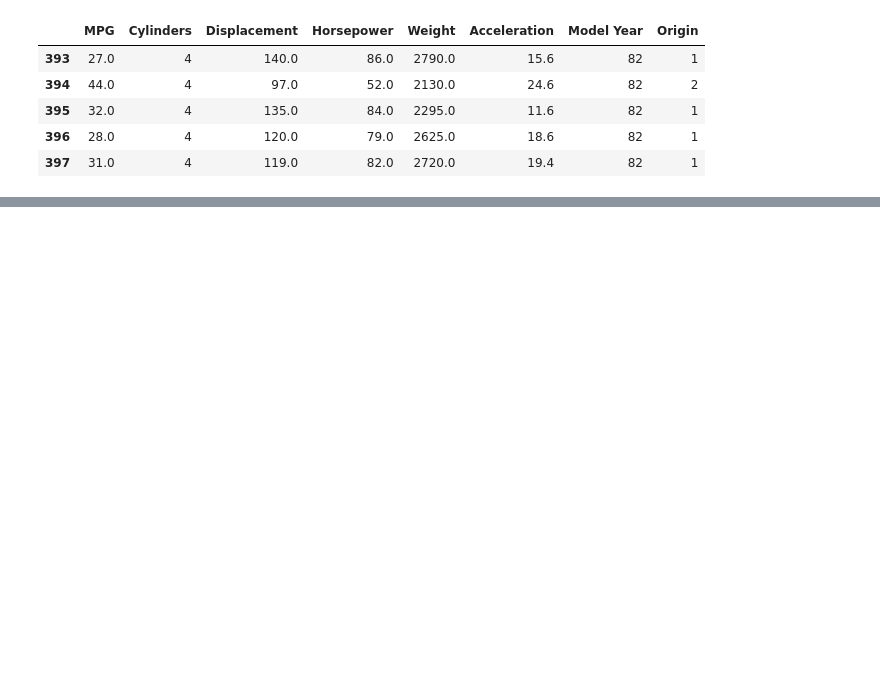
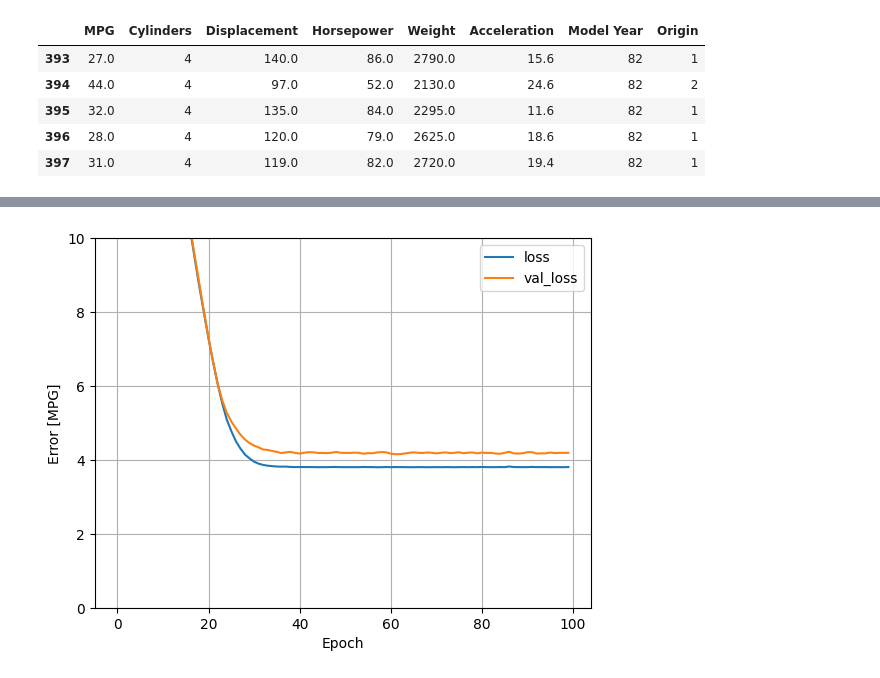
Before and after one commit to santiago-cruzlopez/WLV-MSc-AI, a Jupyter notebook: 02_Deep_Machine_Learning/W3_Hyper_Parameters/01_Regression.ipynb, the cells around one changed output, grey strips where cells are left out. Saved outputs shown, nothing was run; the diff lists cells and outputs as text; code cells hidden in the pictures; blank space fills up the shorter version.

Commit message:
Regression Pred with Attached Trained Model

```diff
--- a/02_Deep_Machine_Learning/W3_Hyper_Parameters/01_Regression.ipynb
+++ b/02_Deep_Machine_Learning/W3_Hyper_Parameters/01_Regression.ipynb
@@ -54,0 +93,5 @@ dataset.tail()
+# %%
+# Normalization
+normalizer = tf.keras.layers.Normalization(axis=-1)
+# For One Features
+horsepower_normalizer = layers.Normalization(input_shape=[1,], axis=None)
@@ -54,0 +114,8 @@ dataset.tail()
+# %%
+def linModel(norm):
+    model = keras.Sequential([
+        norm,
+        layers.Dense(1)
+    ])
+    model.compile(loss='mean_absolute_error', optimizer=tf.keras.optimizers.Adam(0.1))
+    return model
@@ -54,0 +132,3 @@ dataset.tail()
+# %%
+linOneFeatureModel = linModel(horsepower_normalizer)
+linAllFeatureModel = linModel(normalizer)
@@ -54,0 +155,10 @@ dataset.tail()
+# %%
+%%time
+# Linear regression with one feature
+history = linOneFeatureModel.fit(
+    train_features['Horsepower'],
+    train_labels,
+    validation_split=0.2, # Use 20% of the training data for validation
+    verbose=0,
+    epochs=100
+)
@@ -54,0 +185,13 @@ dataset.tail()
+# %%
+def plot_loss(history):
+    plt.plot(history.history['loss'], label='loss')
+    plt.plot(history.history['val_loss'], label='val_loss')
+    plt.ylim([0, 10])
+    plt.xlabel('Epoch')
+    plt.ylabel('Error [MPG]')
+    plt.legend()
+    plt.grid(True)
+
+plot_loss(history)
+# %% [output]
+[figure, added]
```
Also changed, not shown: parts of 31 cells of this notebook, 6 other files.
